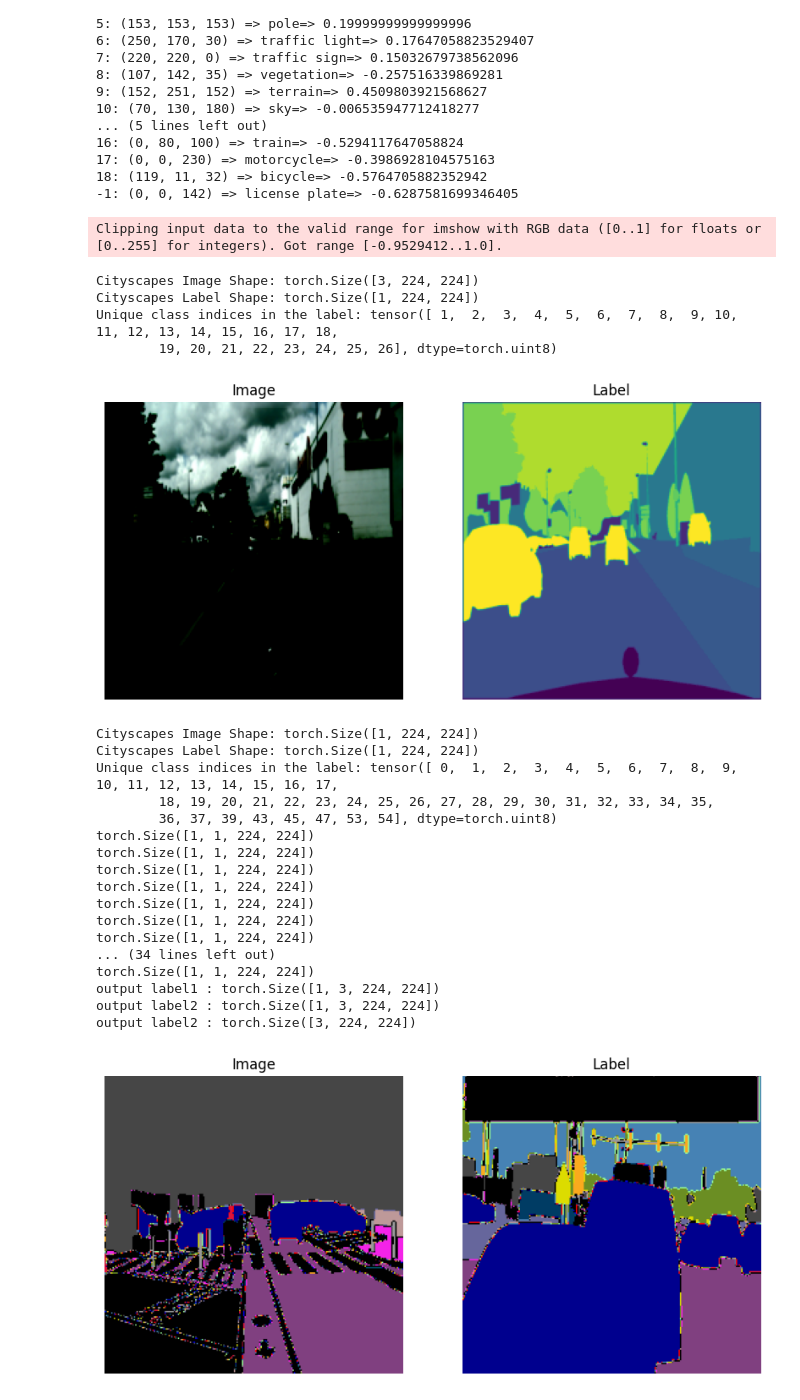
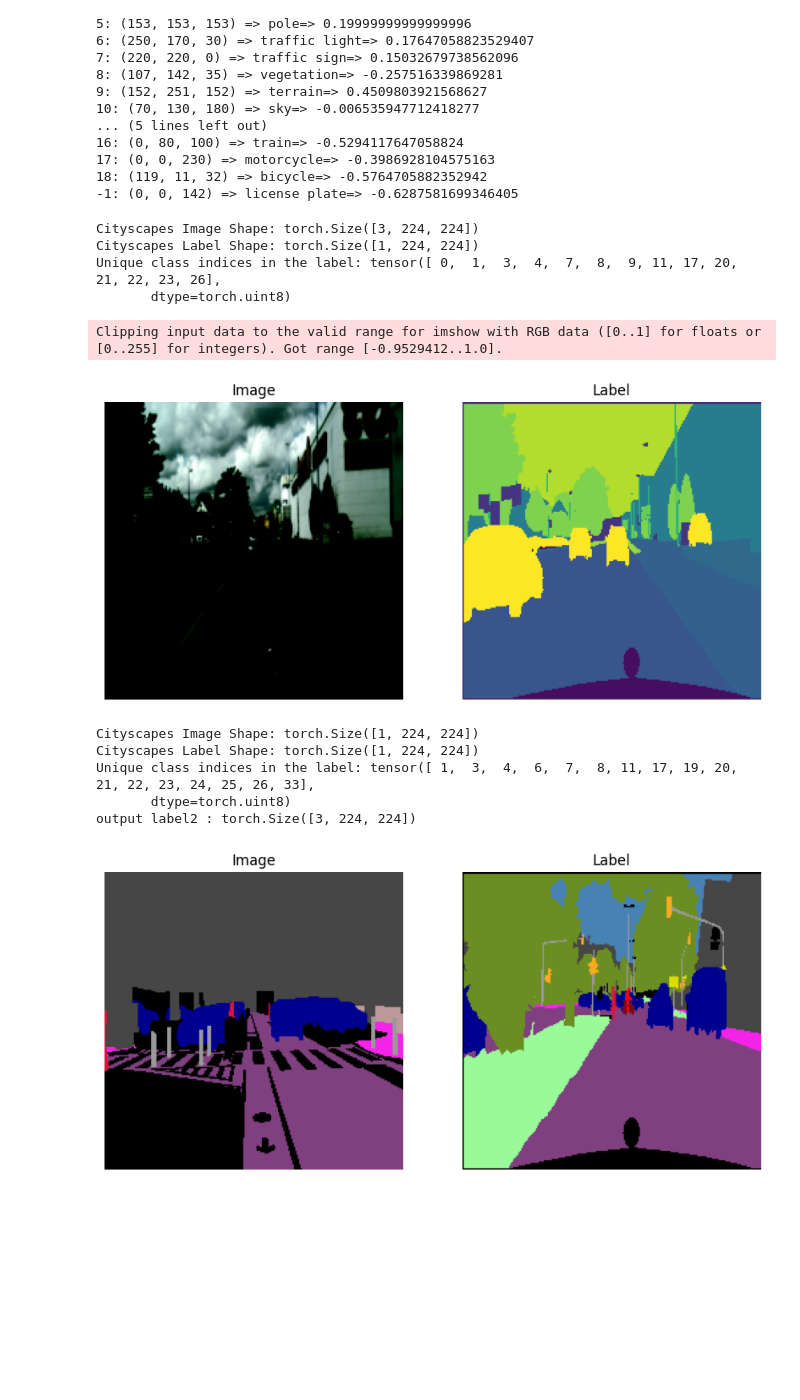
Before and after one commit to lampidis/CityScapes-Challenge, a Jupyter notebook: notebooks/datasets.ipynb, the cells around one changed output. Saved outputs shown, nothing was run; the diff lists cells and outputs as text; code cells hidden in the pictures; blank space fills up the shorter version.

```diff
--- a/notebooks/datasets.ipynb
+++ b/notebooks/datasets.ipynb
@@ -13,6 +13,7 @@ from torchvision.transforms.v2 import (
     Resize,
     ToImage,
     ToDtype,
+    InterpolationMode,
 )
 import matplotlib.pyplot as plt
 
@@ -24,7 +25,7 @@ transform = Compose([
     ])
 target_transform = Compose([
         ToImage(),
-        Resize((224, 224)),
+        Resize((224, 224), interpolation=InterpolationMode.NEAREST),
     ])
 # %%
 
@@ -101,12 +104,12 @@ unique_classes = torch.unique(label1)
 print("Unique class indices in the label:", unique_classes)
 plot_img(image1, label1)
 # %% [output]
-Clipping input data to the valid range for imshow with RGB data ([0..1] for floats or [0..255] for integers). Got range [-0.9529412..1.0].
+Cityscapes Image Shape: torch.Size([3, 224, 224])
+Cityscapes Label Shape: torch.Size([1, 224, 224])
+Unique class indices in the label: tensor([ 0,  1,  3,  4,  7,  8,  9, 11, 17, 20, 21, 22, 23, 26],
+       dtype=torch.uint8)
-Cityscapes Image Shape: torch.Size([3, 224, 224])
-Cityscapes Label Shape: torch.Size([1, 224, 224])
-Unique class indices in the label: tensor([ 1,  2,  3,  4,  5,  6,  7,  8,  9, 10, 11, 12, 13, 14, 15, 16, 17, 18,
-        19, 20, 21, 22, 23, 24, 25, 26], dtype=torch.uint8)
+Clipping input data to the valid range for imshow with RGB data ([0..1] for floats or [0..255] for integers). Got range [-0.9529412..1.0].
-[figure, old version]
+[figure, new version]
 # %%
 train_wilddash_dataset = WilddashDataset2(
     "../data/wilddash2",
@@ -139,59 +142,41 @@ def convert_train_id_to_color(prediction: torch.Tensor) -> torch.Tensor:
 
     for train_id, color in train_id_to_color.items():
         mask = prediction == train_id
-        print(mask.shape)
+
         for i in range(3):
-            color_image[:, i][mask.squeeze(0)] = color[i]
+            color_image[:, i][mask.squeeze(1)] = color[i]
 
     return color_image
 # %%
 # Get the first sample from each dataset
 
 image1, label1 = train_wilddash_dataset[1]
-image2, label2 = valid_wilddash_dataset[2]
+image2, label2 = valid_cityscapes_dataset[2]
 
 # Print sizes
 print("Cityscapes Image Shape:", label1.shape)
 print("Cityscapes Label Shape:", label2.shape)
 
 label_np = label2.squeeze(0).numpy()
 unique_classes = torch.unique(label2)
 print("Unique class indices in the label:", unique_classes)
 
-# print(label2)
 label1 = label1.unsqueeze(1)
 label2 = label2.unsqueeze(1)
 label1 = convert_to_train_id(label1)
 label2 = convert_to_train_id(label2)
-# print(label2)
 label1 = convert_train_id_to_color(label1)
 label2 = convert_train_id_to_color(label2)
-
-# print(label2)
-print(f"output label1 : {label1.shape}")
-print(f"output label2 : {label2.shape}")
 
 label1 = label1.squeeze(0)
 label2 = label2.squeeze(0)
 print(f"output label2 : {label2.shape}")
 
 plot_img(label1, label2)
 # %% [output]
 Cityscapes Image Shape: torch.Size([1, 224, 224])
 Cityscapes Label Shape: torch.Size([1, 224, 224])
-Unique class indices in the label: tensor([ 0,  1,  2,  3,  4,  5,  6,  7,  8,  9, 10, 11, 12, 13, 14, 15, 16, 17,
-        18, 19, 20, 21, 22, 23, 24, 25, 26, 27, 28, 29, 30, 31, 32, 33, 34, 35,
-        36, 37, 39, 43, 45, 47, 53, 54], dtype=torch.uint8)
-torch.Size([1, 1, 224, 224])
-torch.Size([1, 1, 224, 224])
-torch.Size([1, 1, 224, 224])
-torch.Size([1, 1, 224, 224])
-torch.Size([1, 1, 224, 224])
-torch.Size([1, 1, 224, 224])
-torch.Size([1, 1, 224, 224])
-... (34 lines left out)
-torch.Size([1, 1, 224, 224])
-output label1 : torch.Size([1, 3, 224, 224])
-output label2 : torch.Size([1, 3, 224, 224])
+Unique class indices in the label: tensor([ 1,  3,  4,  6,  7,  8, 11, 17, 19, 20, 21, 22, 23, 24, 25, 26, 33],
+       dtype=torch.uint8)
 output label2 : torch.Size([3, 224, 224])
-[figure, old version]
+[figure, new version]
```
Also changed, not shown: parts of 4 cells of this notebook.
